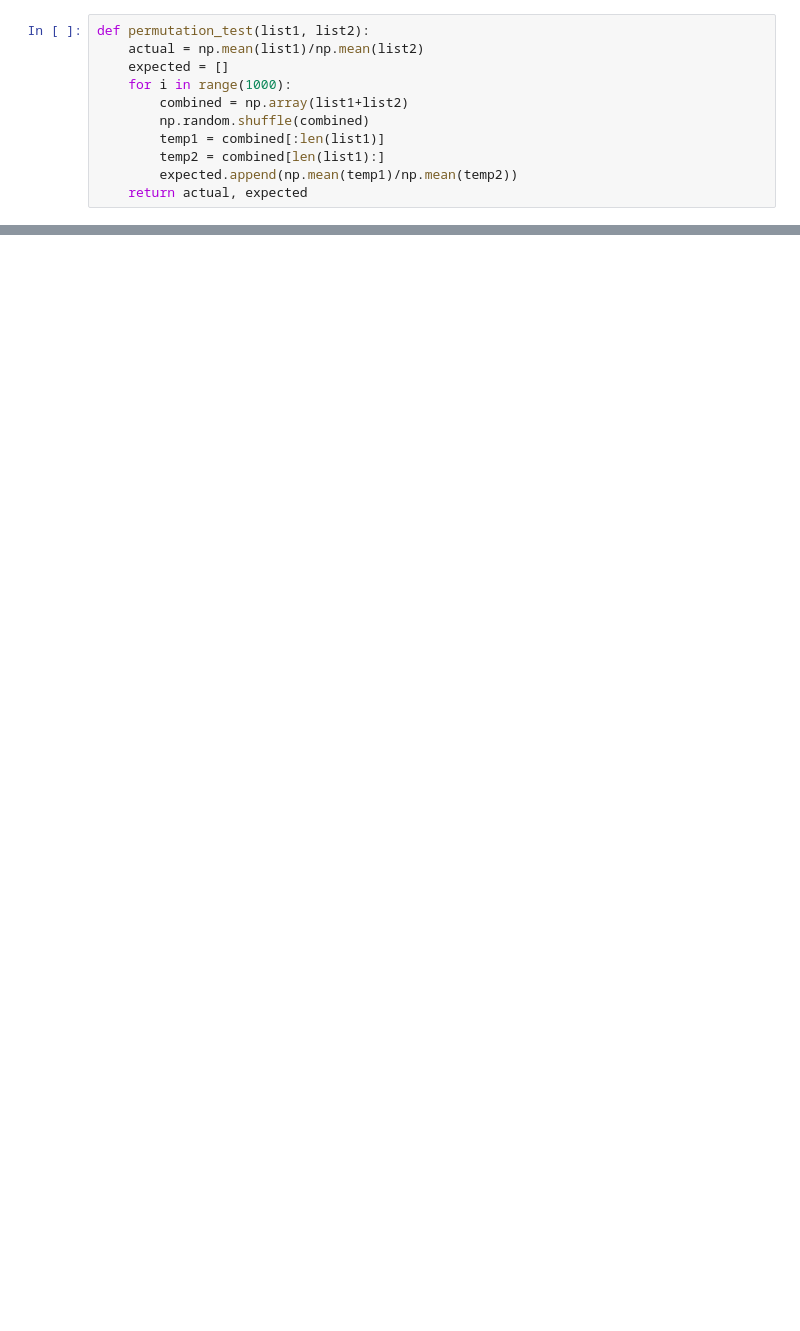
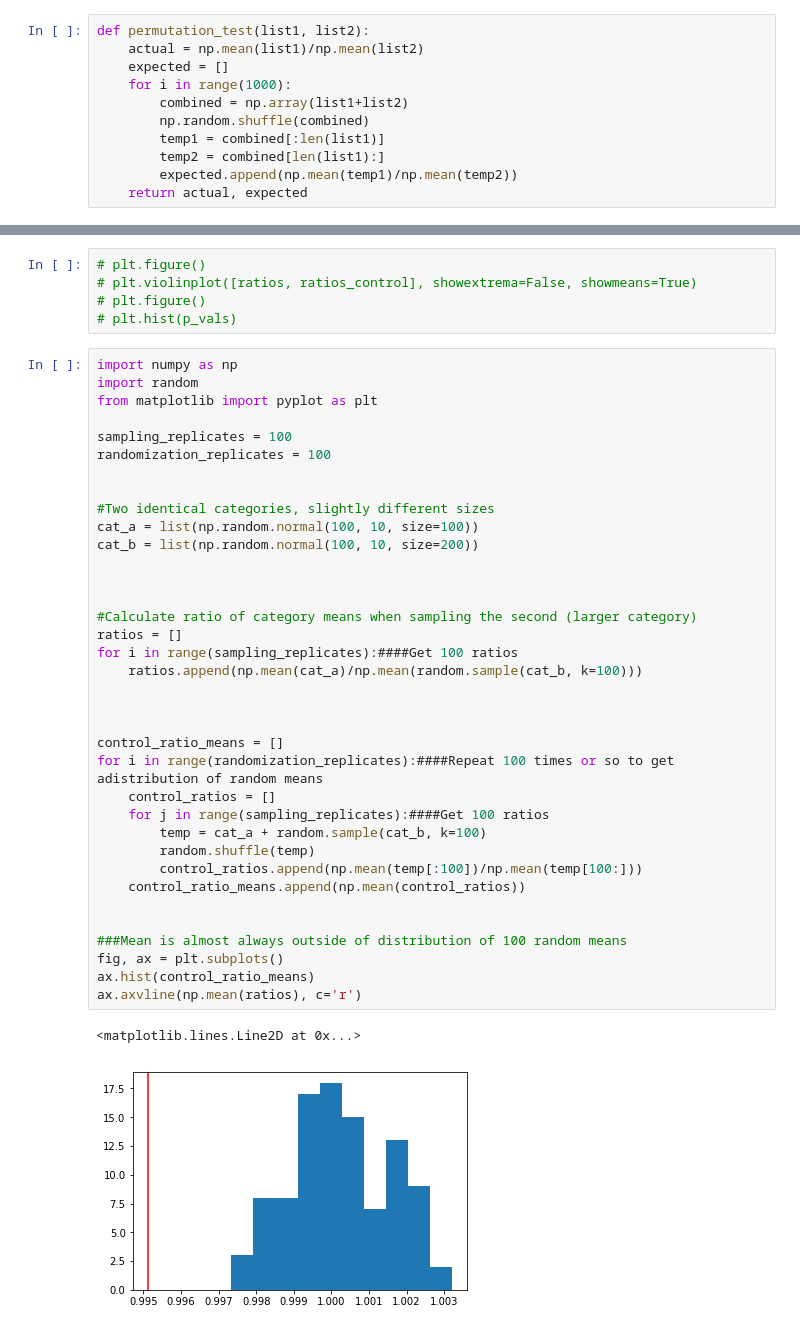
Before and after one commit to adamhockenberry/Internal_SD_conservation, a Jupyter notebook: Code/simulate_exponential.ipynb, the cells around one changed output, grey strips where cells are left out. Saved outputs shown, nothing was run; the diff lists cells and outputs as text; blank space fills up the shorter version.

```diff
--- a/Code/simulate_exponential.ipynb
+++ b/Code/simulate_exponential.ipynb
@@ -189,0 +223,44 @@ plt.axvline(np.mean(deltas), c='r')
+# %%
+# plt.figure()
+# plt.violinplot([ratios, ratios_control], showextrema=False, showmeans=True)
+# plt.figure()
+# plt.hist(p_vals)
+# %%
+import numpy as np
+import random
+from matplotlib import pyplot as plt
+
+sampling_replicates = 100
+randomization_replicates = 100
+
+
+#Two identical categories, slightly different sizes
+cat_a = list(np.random.normal(100, 10, size=100))
+cat_b = list(np.random.normal(100, 10, size=200))
+
+
+
+#Calculate ratio of category means when sampling the second (larger category)
+ratios = []
+for i in range(sampling_replicates):####Get 100 ratios
+    ratios.append(np.mean(cat_a)/np.mean(random.sample(cat_b, k=100)))
+
+
+
+control_ratio_means = []
+for i in range(randomization_replicates):####Repeat 100 times or so to get adistribution of random means
+    control_ratios = []
+    for j in range(sampling_replicates):####Get 100 ratios
+        temp = cat_a + random.sample(cat_b, k=100)
+        random.shuffle(temp)
+        control_ratios.append(np.mean(temp[:100])/np.mean(temp[100:]))
+    control_ratio_means.append(np.mean(control_ratios))
+
+
+###Mean is almost always outside of distribution of 100 random means
+fig, ax = plt.subplots()
+ax.hist(control_ratio_means)
+ax.axvline(np.mean(ratios), c='r')
+# %% [output]
+<matplotlib.lines.Line2D at 0x...>
+[figure, added]
```
Also changed, not shown: parts of 13 cells of this notebook, 6 other files.
